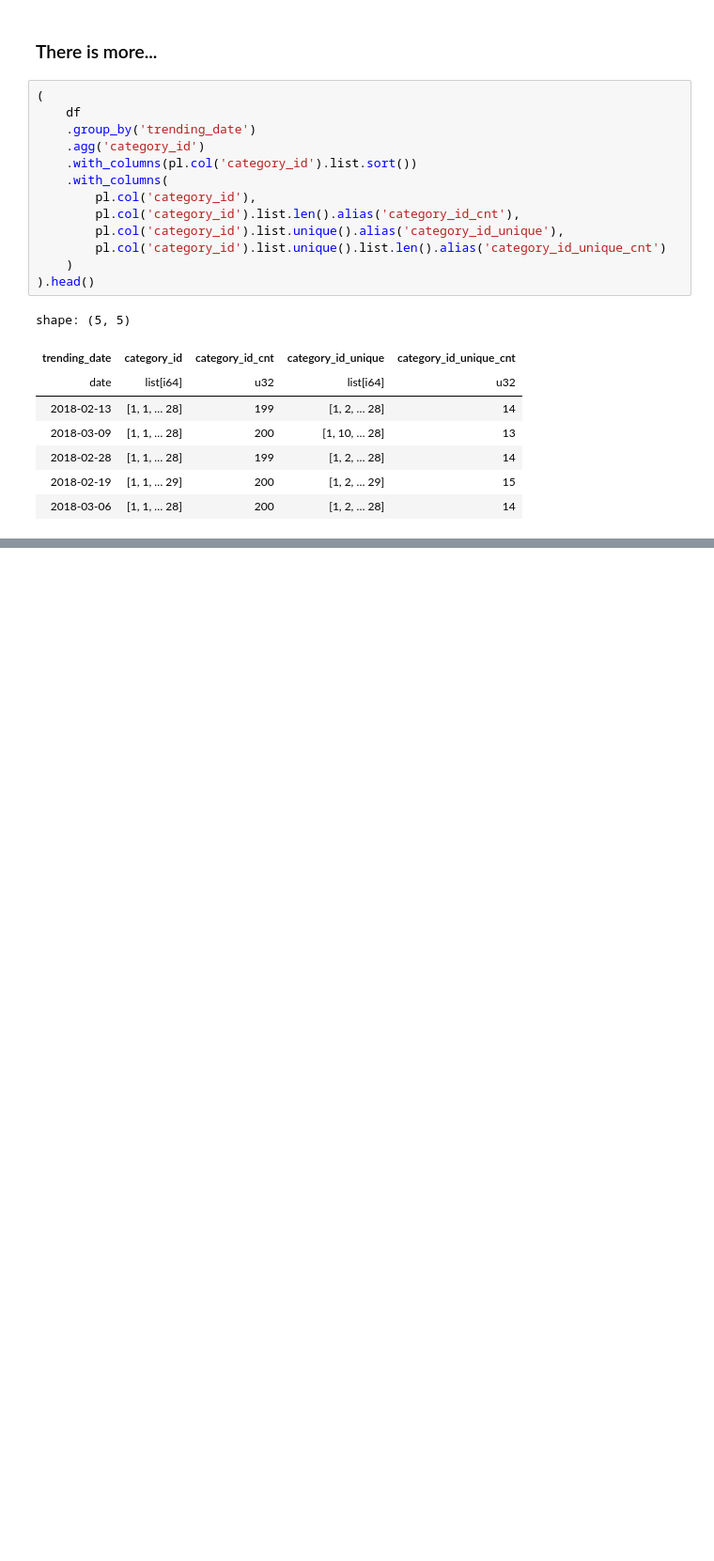
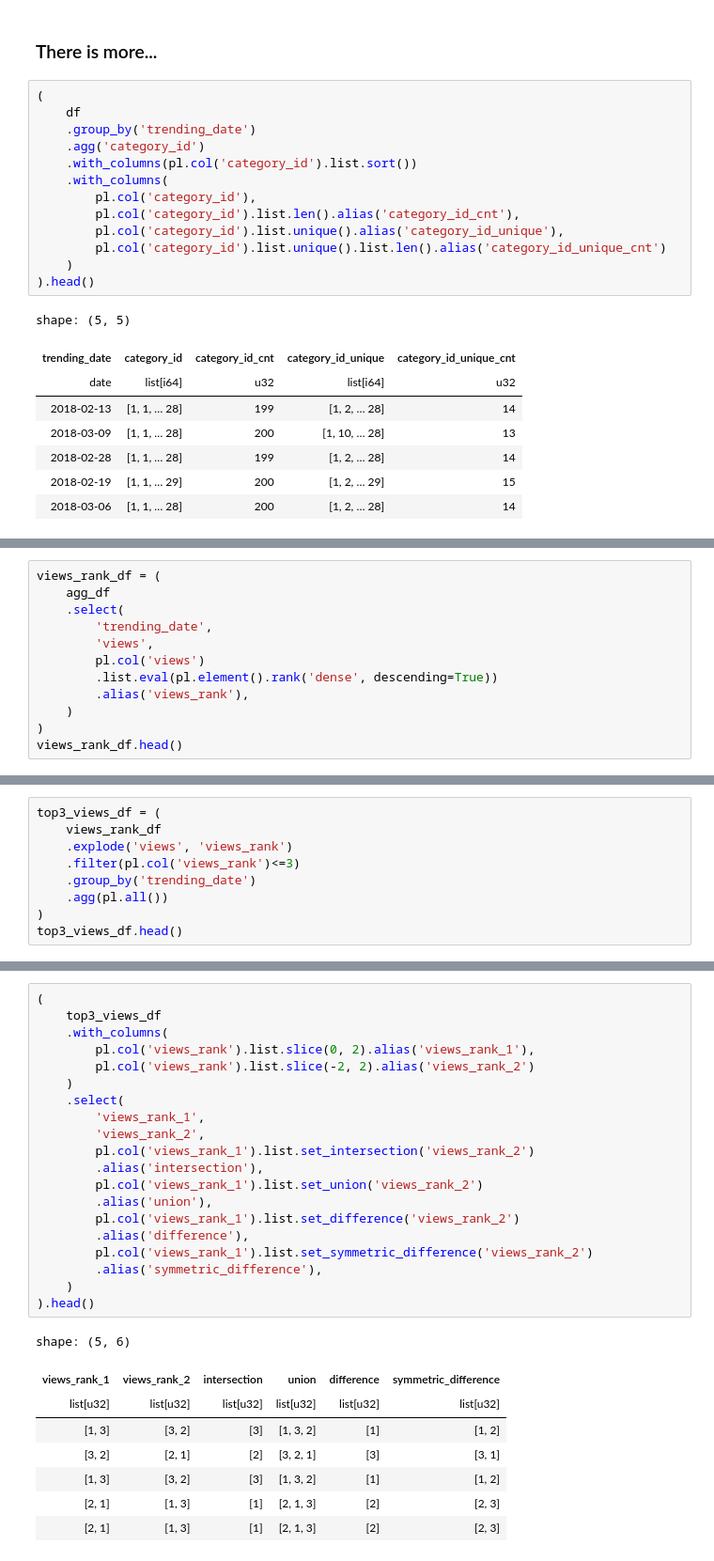
Before and after one commit to PacktPublishing/Polars-Cookbook, a Jupyter notebook: Chapter07/ch07.ipynb, the cells around one changed output, grey strips where cells are left out. Shown: that part at 94% size. Drawn from its saved outputs; the diff is of its cells as text; blank space fills up the shorter version.

Commit message:
applying logic to list elements done

```diff
--- a/Chapter07/ch07.ipynb
+++ b/Chapter07/ch07.ipynb
@@ -411,0 +510,12 @@ shape: (5, 3)
+# %%
+views_rank_df = (
+    agg_df
+    .select(
+        'trending_date',
+        'views',
+        pl.col('views')
+        .list.eval(pl.element().rank('dense', descending=True))
+        .alias('views_rank'),
+    )
+)
+views_rank_df.head()
@@ -411,0 +531,9 @@ shape: (5, 3)
+# %%
+top3_views_df = (
+    views_rank_df
+    .explode('views', 'views_rank')
+    .filter(pl.col('views_rank')<=3)
+    .group_by('trending_date')
+    .agg(pl.all())
+)
+top3_views_df.head()
@@ -411,0 +596,29 @@ shape: (5, 3)
+# %%
+(
+    top3_views_df
+    .with_columns(
+        pl.col('views_rank').list.slice(0, 2).alias('views_rank_1'),
+        pl.col('views_rank').list.slice(-2, 2).alias('views_rank_2')
+    )
+    .select(
+        'views_rank_1',
+        'views_rank_2',
+        pl.col('views_rank_1').list.set_intersection('views_rank_2')
+        .alias('intersection'),
+        pl.col('views_rank_1').list.set_union('views_rank_2')
+        .alias('union'),
+        pl.col('views_rank_1').list.set_difference('views_rank_2')
+        .alias('difference'),
+        pl.col('views_rank_1').list.set_symmetric_difference('views_rank_2')
+        .alias('symmetric_difference'),
+    )
+).head()
+# %% [output]
+shape: (5, 6)
+| views_rank_1 | views_rank_2 | intersection | union | difference | symmetric_difference |
+| list[u32] | list[u32] | list[u32] | list[u32] | list[u32] | list[u32] |
+| [1, 3] | [3, 2] | [3] | [1, 3, 2] | [1] | [1, 2] |
+| [3, 2] | [2, 1] | [2] | [3, 2, 1] | [3] | [3, 1] |
+| [1, 3] | [3, 2] | [3] | [1, 3, 2] | [1] | [1, 2] |
+| [2, 1] | [1, 3] | [1] | [2, 1, 3] | [2] | [2, 3] |
+| [2, 1] | [1, 3] | [1] | [2, 1, 3] | [2] | [2, 3] |
```
Also changed, not shown: parts of 27 cells of this notebook.
